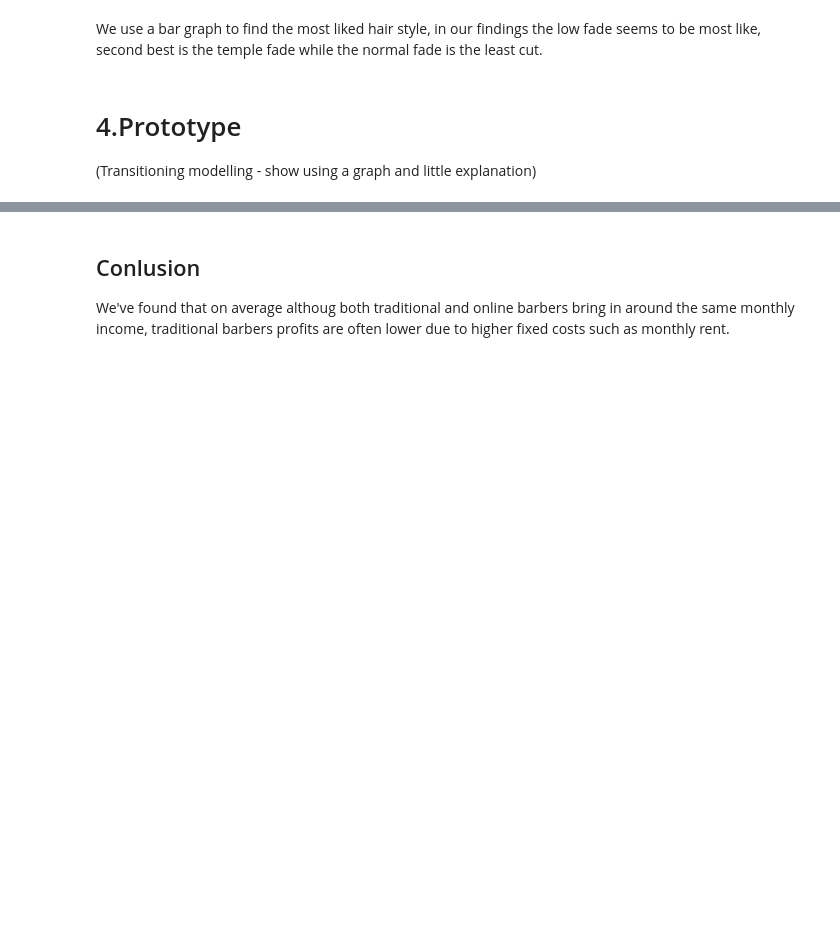
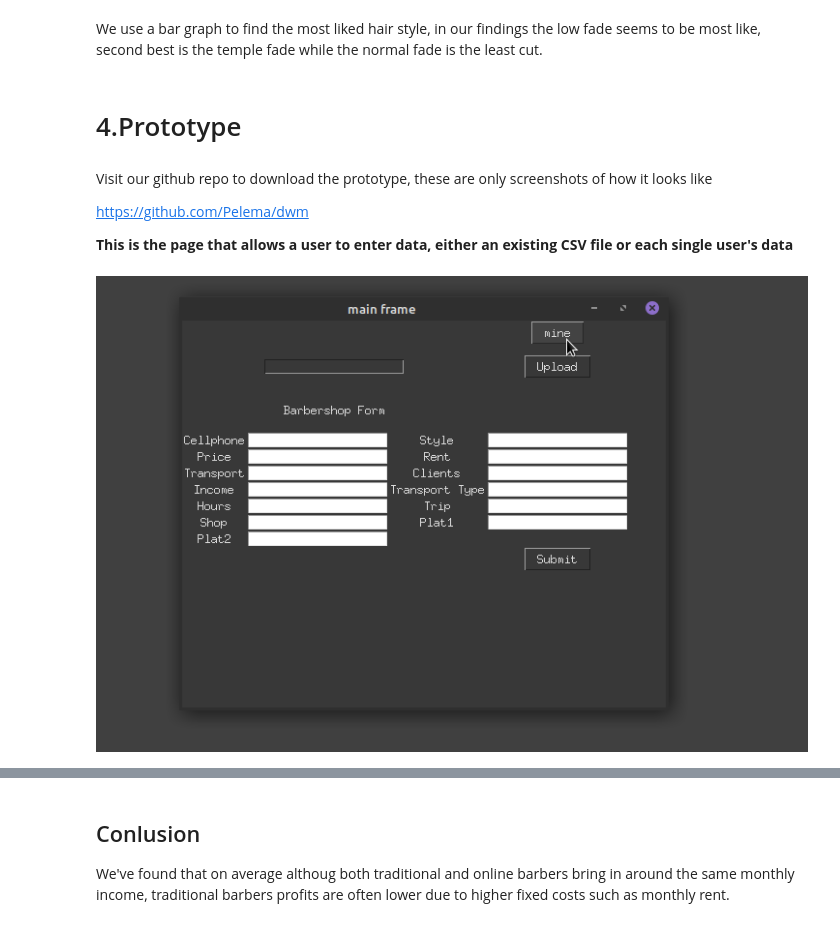
Before and after one commit to Pelema/dwm, a Jupyter notebook: asg2.ipynb, the cells around one changed output, grey strips where cells are left out. Cells and saved outputs as stored; diff of their text form; code cells hidden in the pictures; blank space fills up the shorter version.

```diff
--- a/asg2.ipynb
+++ b/asg2.ipynb
@@ -435,7 +438,15 @@ ax = sns.countplot(x='hairstyle', data=df)
 [figure]
 # %% [markdown]
 We use a bar graph to find the most liked hair style, in our findings the low fade seems to be most like, second best is the temple fade while the normal fade is the least cut.
-# %% [markdown]
-# 4.Prototype
-
-(Transitioning modelling - show using a graph and little explanation)
+# %% [markdown]
+# 4.Prototype
+# %% [markdown]
+Visit our github repo to download the prototype, these are only screenshots of how it looks like
+
+https://github.com/Pelema/dwm
+
+**This is the page that allows a user to enter data, either an existing CSV file or each single user's data**
+# %%
+Image(filename= "./start_up.png")
+# %% [output]
+[figure, added]
```
Also changed, not shown: parts of 5 cells of this notebook, 3 other files.
